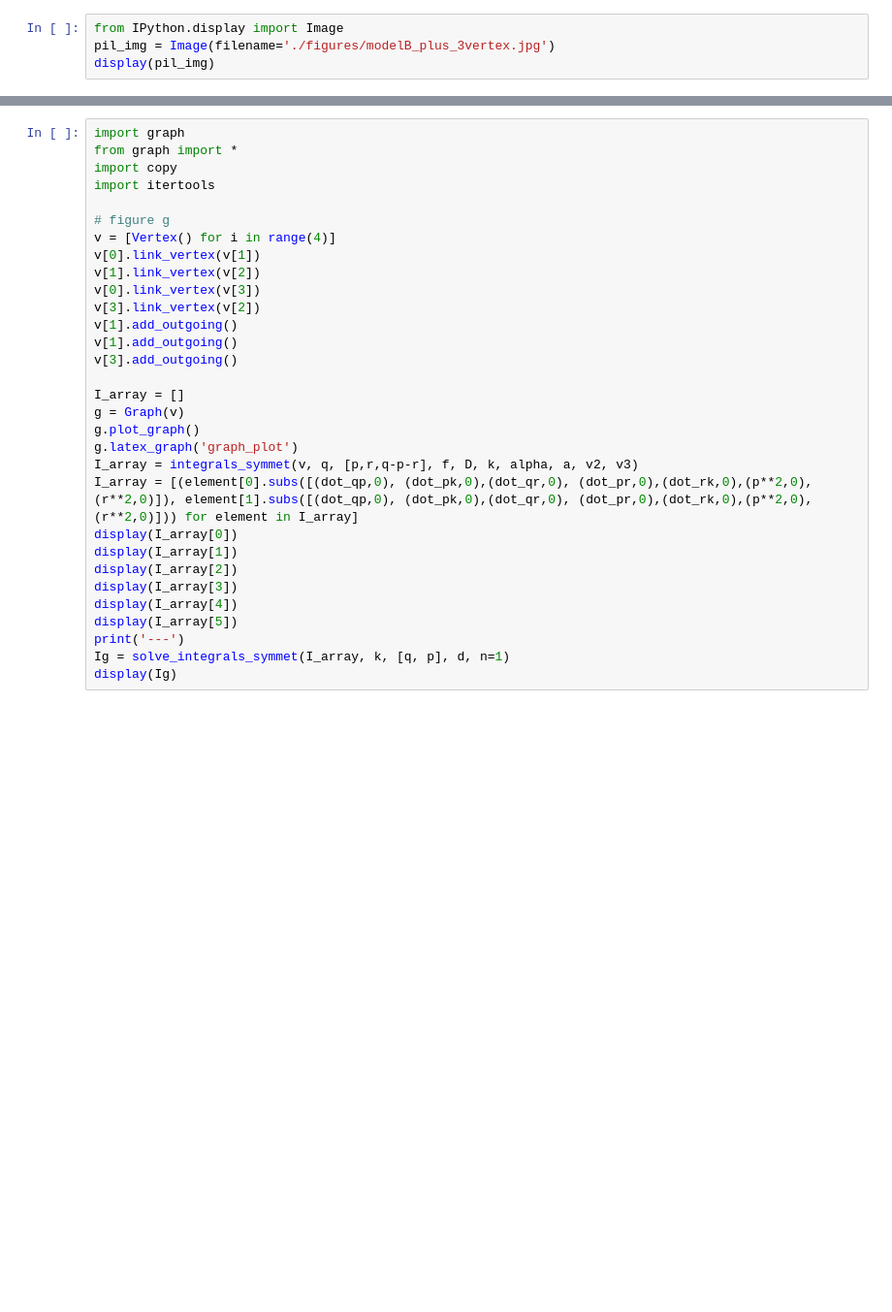
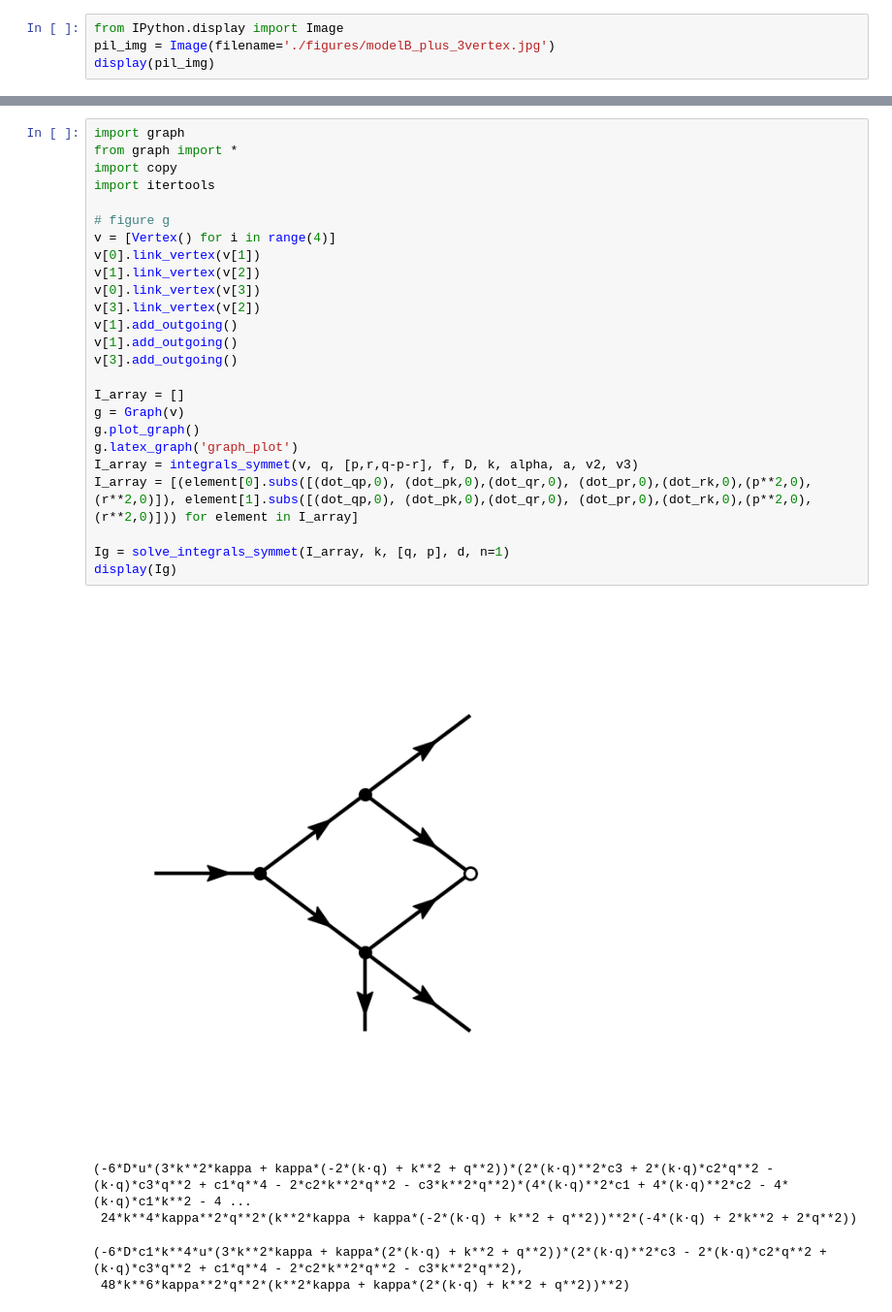
Before and after one commit to us-itp4/restflow, a Jupyter notebook: restflow/graph_test.ipynb, the cells around one changed output, grey strips where cells are left out. Shown: that part at 97% size. Saved outputs shown, nothing was run; the diff lists cells and outputs as text; blank space fills up the shorter version.

```diff
--- a/restflow/graph_test.ipynb
+++ b/restflow/graph_test.ipynb
@@ -237,31 +265,31 @@ display(If)
 # %%
 import graph
 from graph import *
 import copy
 import itertools
 
 # figure g
 v = [Vertex() for i in range(4)]
 v[0].link_vertex(v[1])
 v[1].link_vertex(v[2])
 v[0].link_vertex(v[3])
 v[3].link_vertex(v[2])
 v[1].add_outgoing()
 v[1].add_outgoing()
 v[3].add_outgoing()
 
 I_array = []
 g = Graph(v)
 g.plot_graph()
 g.latex_graph('graph_plot')
 I_array = integrals_symmet(v, q, [p,r,q-p-r], f, D, k, alpha, a, v2, v3)
 I_array = [(element[0].subs([(dot_qp,0), (dot_pk,0),(dot_qr,0), (dot_pr,0),(dot_rk,0),(p**2,0),(r**2,0)]), element[1].subs([(dot_qp,0), (dot_pk,0),(dot_qr,0), (dot_pr,0),(dot_rk,0),(p**2,0),(r**2,0)])) for element in I_array]
-display(I_array[0])
-display(I_array[1])
-display(I_array[2])
-display(I_array[3])
-display(I_array[4])
-display(I_array[5])
-print('---')
+
 Ig = solve_integrals_symmet(I_array, k, [q, p], d, n=1)
 display(Ig)
+# %% [output]
+[figure, added]
+(-6*D*u*(3*k**2*kappa + kappa*(-2*(k·q) + k**2 + q**2))*(2*(k·q)**2*c3 + 2*(k·q)*c2*q**2 - (k·q)*c3*q**2 + c1*q**4 - 2*c2*k**2*q**2 - c3*k**2*q**2)*(4*(k·q)**2*c1 + 4*(k·q)**2*c2 - 4*(k·q)*c1*k**2 - 4 ...
+ 24*k**4*kappa**2*q**2*(k**2*kappa + kappa*(-2*(k·q) + k**2 + q**2))**2*(-4*(k·q) + 2*k**2 + 2*q**2))
+(-6*D*c1*k**4*u*(3*k**2*kappa + kappa*(2*(k·q) + k**2 + q**2))*(2*(k·q)**2*c3 - 2*(k·q)*c2*q**2 + (k·q)*c3*q**2 + c1*q**4 - 2*c2*k**2*q**2 - c3*k**2*q**2),
+ 48*k**6*kappa**2*q**2*(k**2*kappa + kappa*(2*(k·q) + k**2 + q**2))**2)
```
Also changed, not shown: parts of 18 cells of this notebook, 2 other files.
